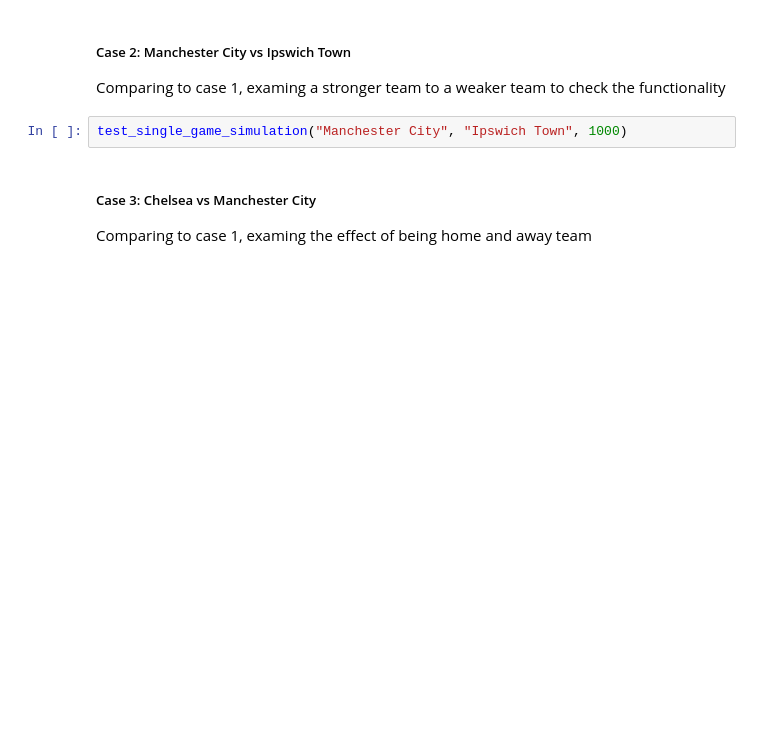
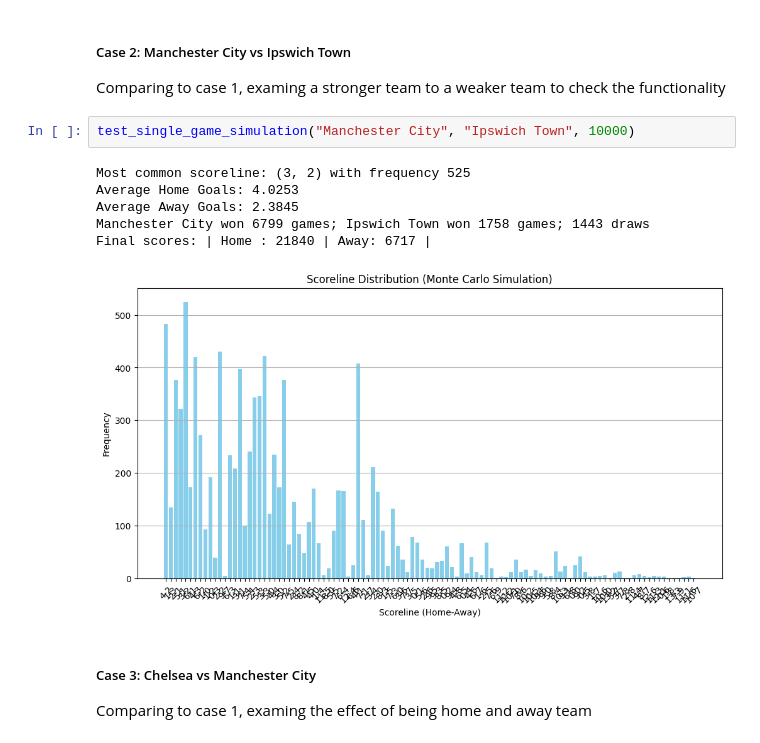
Before and after one commit to ZichengLiang/JLLA_Probablity, a Jupyter notebook: JLLA.ipynb, the cells around one changed output. Cells and saved outputs as stored; diff of their text form; blank space fills up the shorter version.

```diff
--- a/JLLA.ipynb
+++ b/JLLA.ipynb
@@ -710,7 +782,14 @@ test_single_game_simulation("Manchester City", "Chelsea", 1000)
 ##### Case 2: Manchester City vs Ipswich Town
 Comparing to case 1, examing a stronger team to a weaker team to check the functionality
 # %%
-test_single_game_simulation("Manchester City", "Ipswich Town", 1000)
+test_single_game_simulation("Manchester City", "Ipswich Town", 10000)
+# %% [output]
+Most common scoreline: (3, 2) with frequency 525
+Average Home Goals: 4.0253
+Average Away Goals: 2.3845
+Manchester City won 6799 games; Ipswich Town won 1758 games; 1443 draws
+Final scores: | Home : 21840 | Away: 6717 |
+[figure, added]
 # %% [markdown]
 ##### Case 3: Chelsea vs Manchester City
 Comparing to case 1, examing the effect of being home and away team
```
Also changed, not shown: parts of 8 cells of this notebook, 24 other files.
